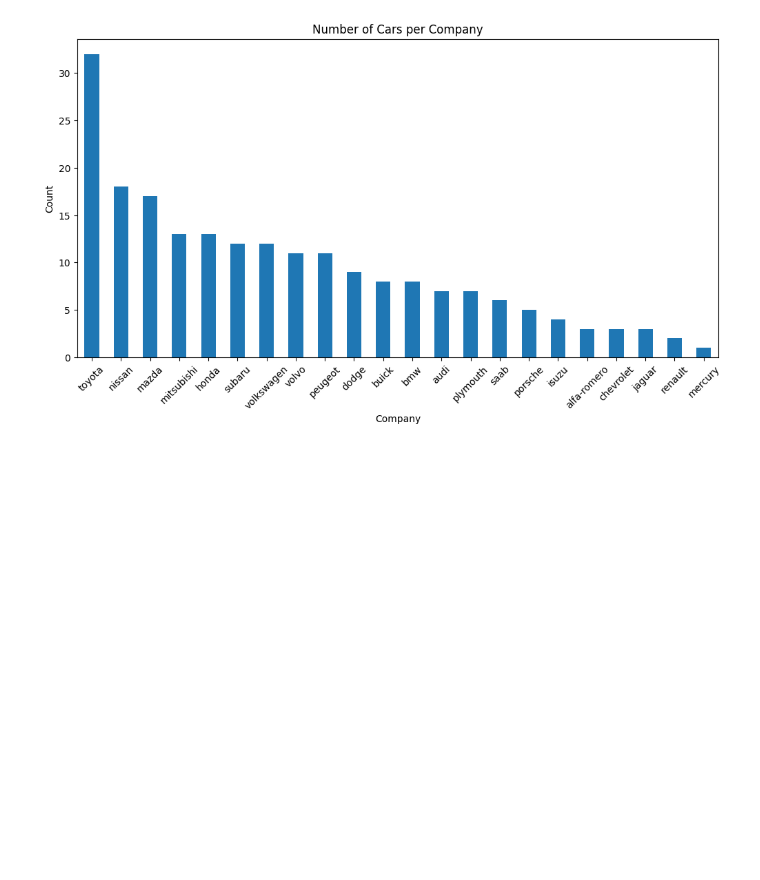
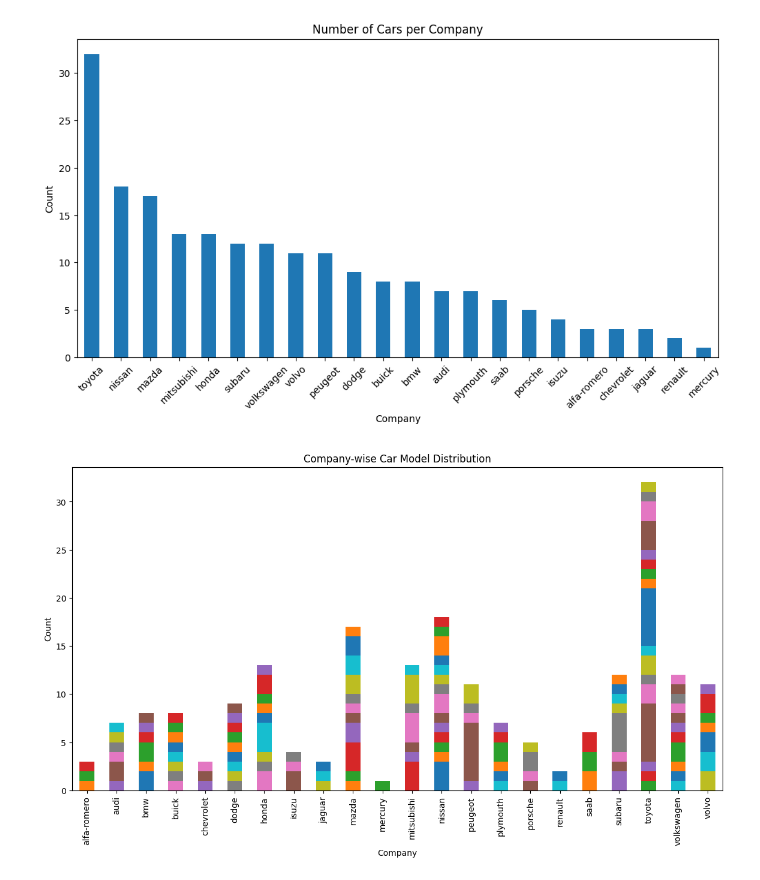
Before and after one commit to Sru-j/daily_lab_activities, a Jupyter notebook: car_dataset.ipynb, the cells around one changed output. Saved outputs shown, nothing was run; the diff lists cells and outputs as text; code cells hidden in the pictures; blank space fills up the shorter version.

```diff
--- a/car_dataset.ipynb
+++ b/car_dataset.ipynb
@@ -176,3 +193,20 @@ plt.xticks(rotation=45)
 plt.show()
 # %% [output]
 [figure]
+# %%
+stack_data = pd.crosstab(df['company'], df['car_name'])
+# %%
+stack_data.plot(
+    kind='bar',
+    stacked=True,
+    figsize=(14,7),
+    legend=False   # change to True if you want model legend
+)
+
+plt.title("Company-wise Car Model Distribution")
+plt.xlabel("Company")
+plt.ylabel("Count")
+plt.xticks(rotation=90)
+plt.show()
+# %% [output]
+[figure, added]
```
Also changed, not shown: parts of 2 cells of this notebook.
